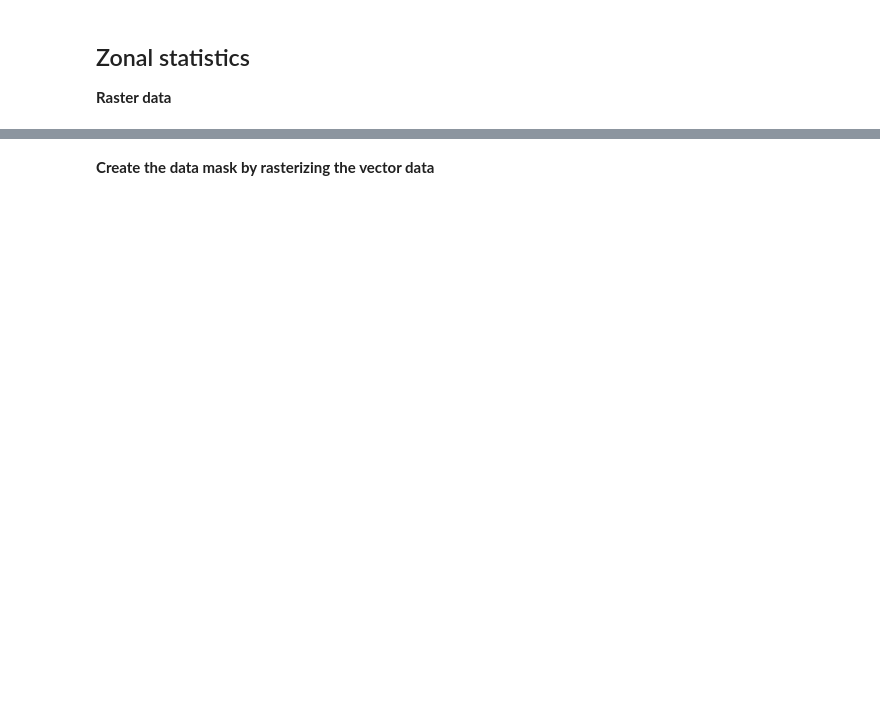
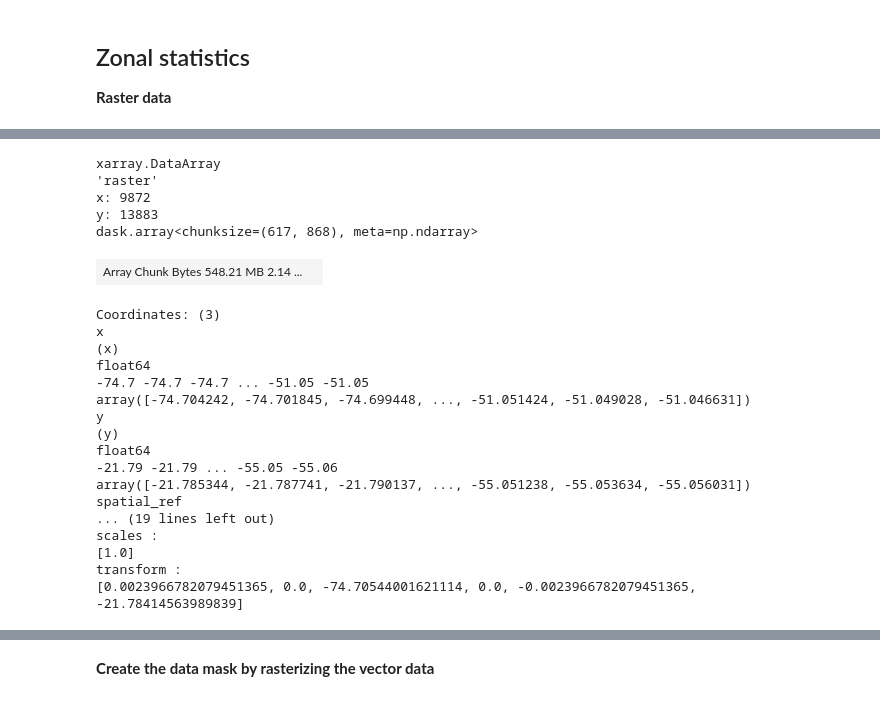
Before and after one commit to Vizzuality/soils-revealed-data, a Jupyter notebook: processing/precalculations_with_zarrs.ipynb, the cells around one changed output, grey strips where cells are left out. Cells and saved outputs as stored; diff of their text form; code cells hidden in the pictures; blank space fills up the shorter version.

```diff
--- a/processing/precalculations_with_zarrs.ipynb
+++ b/processing/precalculations_with_zarrs.ipynb
@@ -157,0 +189,29 @@ raster
+# %%
+raster = raster[0,:,:].squeeze().drop("time")
+raster = raster.assign_coords({"spatial_ref": (np.array(0))})
+raster = raster.transpose()
+raster
+# %% [output]
+xarray.DataArray
+'raster'
+x: 9872
+y: 13883
+dask.array<chunksize=(617, 868), meta=np.ndarray>
+| Array Chunk Bytes 548.21 MB 2.14 ... |  |
+Coordinates: (3)
+x
+(x)
+float64
+-74.7 -74.7 -74.7 ... -51.05 -51.05
+array([-74.704242, -74.701845, -74.699448, ..., -51.051424, -51.049028, -51.046631])
+y
+(y)
+float64
+-21.79 -21.79 ... -55.05 -55.06
+array([-21.785344, -21.787741, -21.790137, ..., -55.051238, -55.053634, -55.056031])
+spatial_ref
+... (19 lines left out)
+scales :
+[1.0]
+transform :
+[0.0023966782079451365, 0.0, -74.70544001621114, 0.0, -0.0023966782079451365, -21.78414563989839]
```
Also changed, not shown: parts of 13 cells of this notebook, 3 other files.
